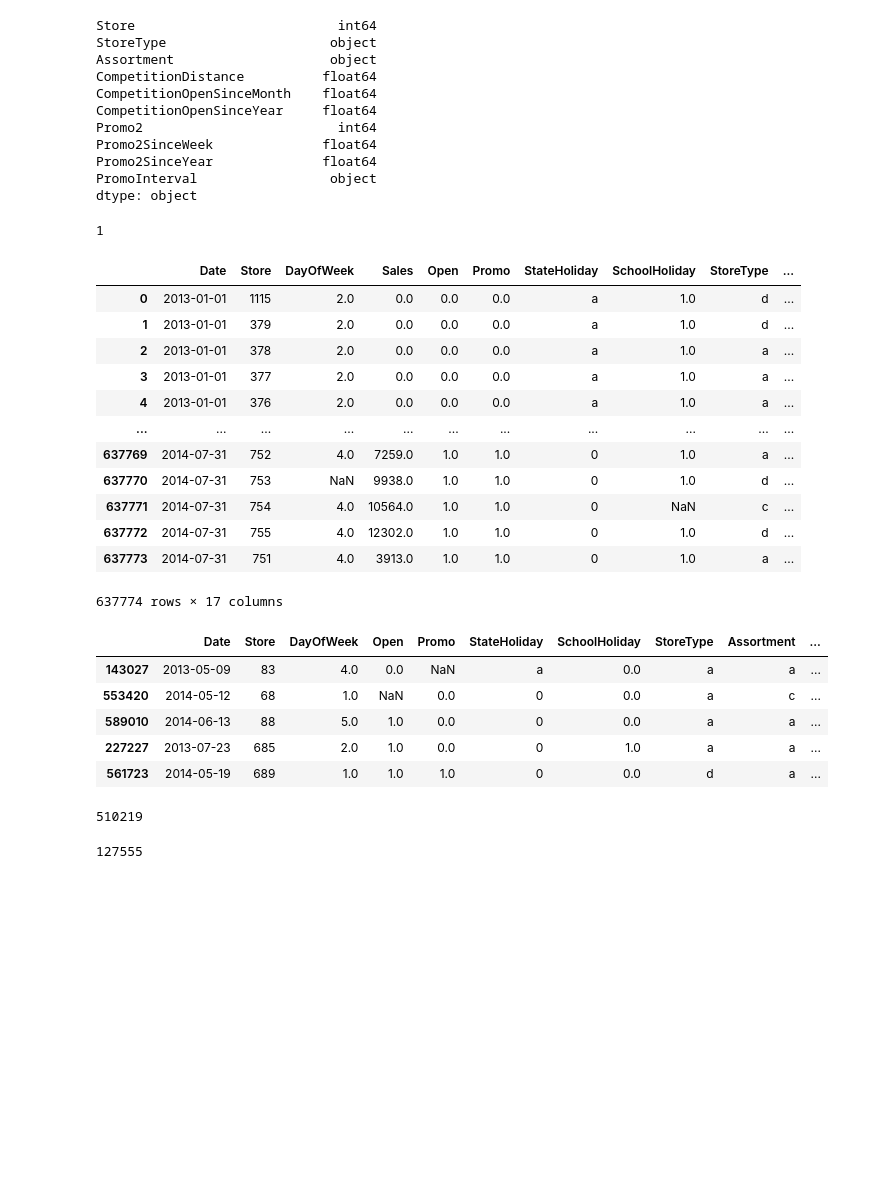
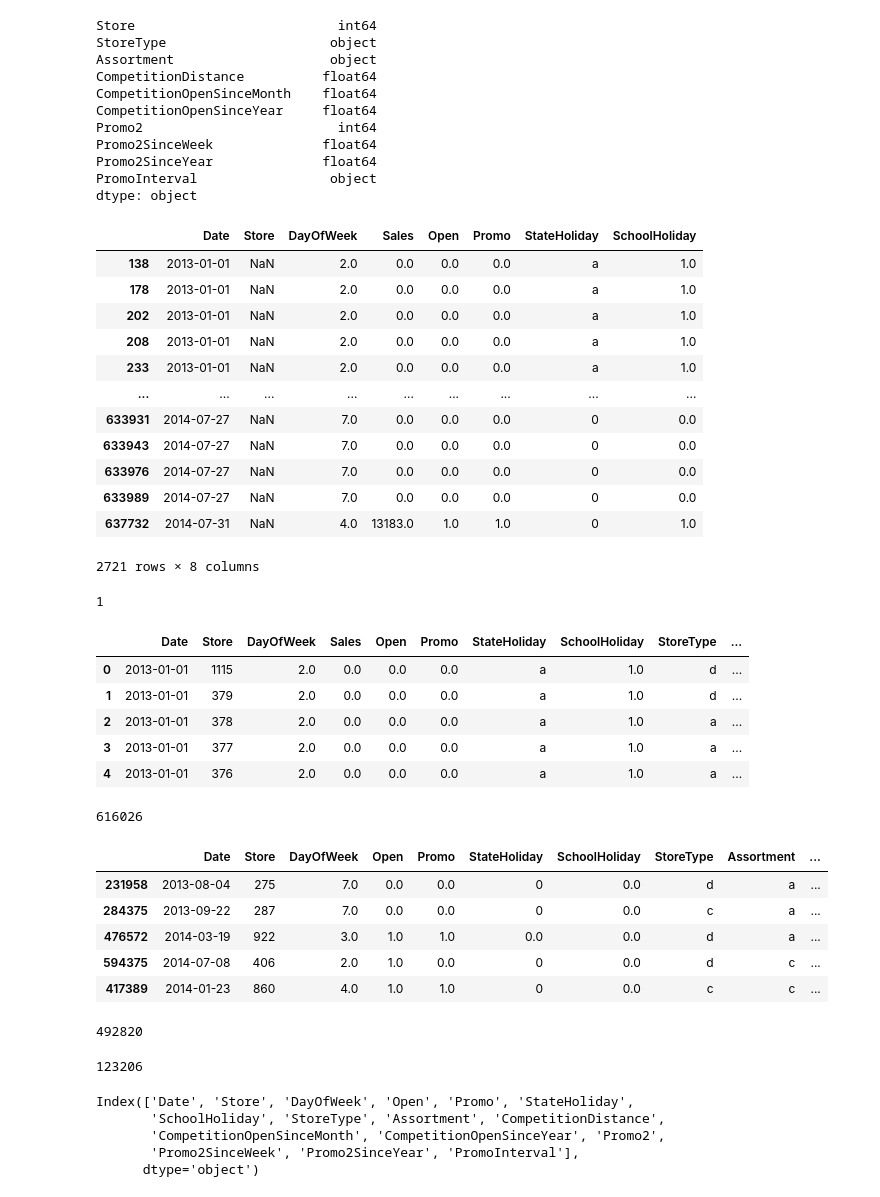
Before and after one commit to cverst/minicomp, a Jupyter notebook: Exploratory.ipynb, the cells around one changed output. Drawn from its saved outputs; the diff is of its cells as text; code cells hidden in the pictures; blank space fills up the shorter version.

```diff
--- a/Exploratory.ipynb
+++ b/Exploratory.ipynb
@@ -40 +34,3 @@ store_data
+# %%
+train_data.dropna(subset=["Sales"], inplace=True)
 # %%
@@ -65,6 +62,27 @@ Promo2SinceWeek              float64
 Promo2SinceYear              float64
 PromoInterval                 object
 dtype: object
+# %%
+# removing duplicats
+duped_mask = train_data.duplicated()
+duplicated_data = train_data.loc[duped_mask, :]
+duplicated_data
+# %% [output]
+|  | Date | Store | DayOfWeek | Sales | Open | Promo | StateHoliday | SchoolHoliday |
+| 138 | 2013-01-01 | NaN | 2.0 | 0.0 | 0.0 | 0.0 | a | 1.0 |
+| 178 | 2013-01-01 | NaN | 2.0 | 0.0 | 0.0 | 0.0 | a | 1.0 |
+| 202 | 2013-01-01 | NaN | 2.0 | 0.0 | 0.0 | 0.0 | a | 1.0 |
+| 208 | 2013-01-01 | NaN | 2.0 | 0.0 | 0.0 | 0.0 | a | 1.0 |
+| 233 | 2013-01-01 | NaN | 2.0 | 0.0 | 0.0 | 0.0 | a | 1.0 |
+| ... | ... | ... | ... | ... | ... | ... | ... | ... |
+| 633931 | 2014-07-27 | NaN | 7.0 | 0.0 | 0.0 | 0.0 | 0 | 0.0 |
+| 633943 | 2014-07-27 | NaN | 7.0 | 0.0 | 0.0 | 0.0 | 0 | 0.0 |
+| 633976 | 2014-07-27 | NaN | 7.0 | 0.0 | 0.0 | 0.0 | 0 | 0.0 |
+| 633989 | 2014-07-27 | NaN | 7.0 | 0.0 | 0.0 | 0.0 | 0 | 0.0 |
+| 637732 | 2014-07-31 | NaN | 4.0 | 13183.0 | 1.0 | 1.0 | 0 | 1.0 |
+2721 rows × 8 columns
+# %%
+train_data.drop_duplicates(inplace=True)
 # %%
 # There's NaNs in the store ID
 
@@ -78,21 +96,18 @@ train_data = train_data.astype({"Store": int})
 # %%
 merged_data = train_data.merge(store_data, how="left", on="Store")
 # %%
-merged_data
+merged_data.head()
 # %% [output]
 |  | Date | Store | DayOfWeek | Sales | Open | Promo | StateHoliday | SchoolHoliday | StoreType | ... |
 | 0 | 2013-01-01 | 1115 | 2.0 | 0.0 | 0.0 | 0.0 | a | 1.0 | d | ... |
 | 1 | 2013-01-01 | 379 | 2.0 | 0.0 | 0.0 | 0.0 | a | 1.0 | d | ... |
 | 2 | 2013-01-01 | 378 | 2.0 | 0.0 | 0.0 | 0.0 | a | 1.0 | a | ... |
 | 3 | 2013-01-01 | 377 | 2.0 | 0.0 | 0.0 | 0.0 | a | 1.0 | a | ... |
 | 4 | 2013-01-01 | 376 | 2.0 | 0.0 | 0.0 | 0.0 | a | 1.0 | a | ... |
-| ... | ... | ... | ... | ... | ... | ... | ... | ... | ... | ... |
-| 637769 | 2014-07-31 | 752 | 4.0 | 7259.0 | 1.0 | 1.0 | 0 | 1.0 | a | ... |
-| 637770 | 2014-07-31 | 753 | NaN | 9938.0 | 1.0 | 1.0 | 0 | 1.0 | d | ... |
-| 637771 | 2014-07-31 | 754 | 4.0 | 10564.0 | 1.0 | 1.0 | 0 | NaN | c | ... |
-| 637772 | 2014-07-31 | 755 | 4.0 | 12302.0 | 1.0 | 1.0 | 0 | 1.0 | d | ... |
-| 637773 | 2014-07-31 | 751 | 4.0 | 3913.0 | 1.0 | 1.0 | 0 | 1.0 | a | ... |
-637774 rows × 17 columns
+# %%
+len(merged_data)
+# %% [output]
+616026
 # %%
 from sklearn.model_selection import train_test_split
 
@@ -104,21 +119,29 @@ X_train, X_test, y_train, y_test = train_test_split(X, y, random_state=42, train
 X_train.head()
 # %% [output]
 |  | Date | Store | DayOfWeek | Open | Promo | StateHoliday | SchoolHoliday | StoreType | Assortment | ... |
-| 143027 | 2013-05-09 | 83 | 4.0 | 0.0 | NaN | a | 0.0 | a | a | ... |
-| 553420 | 2014-05-12 | 68 | 1.0 | NaN | 0.0 | 0 | 0.0 | a | c | ... |
-| 589010 | 2014-06-13 | 88 | 5.0 | 1.0 | 0.0 | 0 | 0.0 | a | a | ... |
-| 227227 | 2013-07-23 | 685 | 2.0 | 1.0 | 0.0 | 0 | 1.0 | a | a | ... |
-| 561723 | 2014-05-19 | 689 | 1.0 | 1.0 | 1.0 | 0 | 0.0 | d | a | ... |
+| 231958 | 2013-08-04 | 275 | 7.0 | 0.0 | 0.0 | 0 | 0.0 | d | a | ... |
+| 284375 | 2013-09-22 | 287 | 7.0 | 0.0 | 0.0 | 0 | 0.0 | c | a | ... |
+| 476572 | 2014-03-19 | 922 | 3.0 | 1.0 | 1.0 | 0.0 | 0.0 | d | a | ... |
+| 594375 | 2014-07-08 | 406 | 2.0 | 1.0 | 0.0 | 0 | 0.0 | d | c | ... |
+| 417389 | 2014-01-23 | 860 | 4.0 | 1.0 | 1.0 | 0 | 0.0 | c | c | ... |
 # %%
 len(X_train)
 # %% [output]
-510219
+492820
 # %%
 len(X_test)
 # %% [output]
-127555
+123206
 # %%
 from pandas_profiling import ProfileReport
 
 profile = ProfileReport(X_train)
 profile.to_file(output_file="rossman_profile_report.html")
+# %%
+X_train.columns
+# %% [output]
+Index(['Date', 'Store', 'DayOfWeek', 'Open', 'Promo', 'StateHoliday',
+       'SchoolHoliday', 'StoreType', 'Assortment', 'CompetitionDistance',
+       'CompetitionOpenSinceMonth', 'CompetitionOpenSinceYear', 'Promo2',
+       'Promo2SinceWeek', 'Promo2SinceYear', 'PromoInterval'],
+      dtype='object')
```
Also changed, not shown: parts of 9 cells of this notebook, 1 other file.
